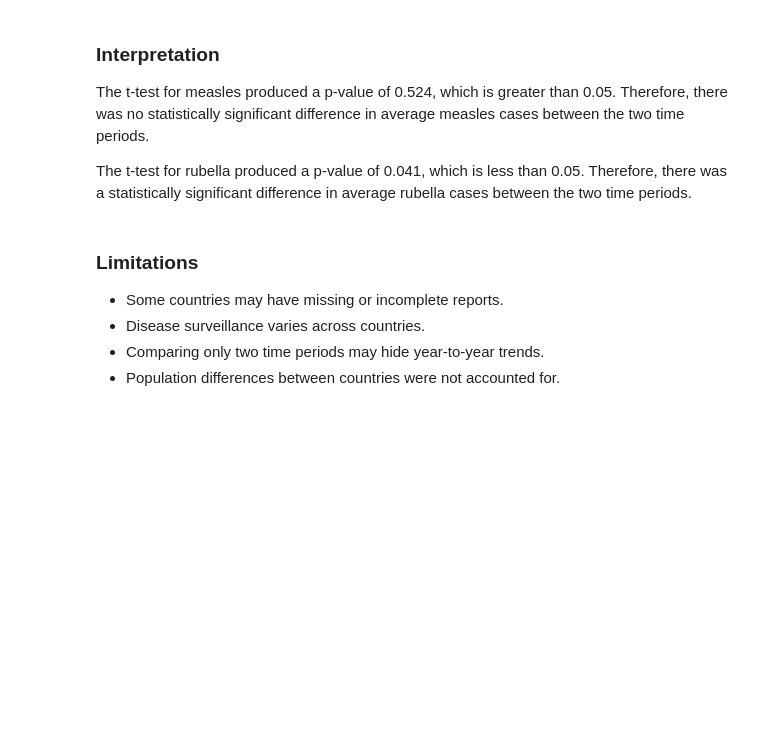
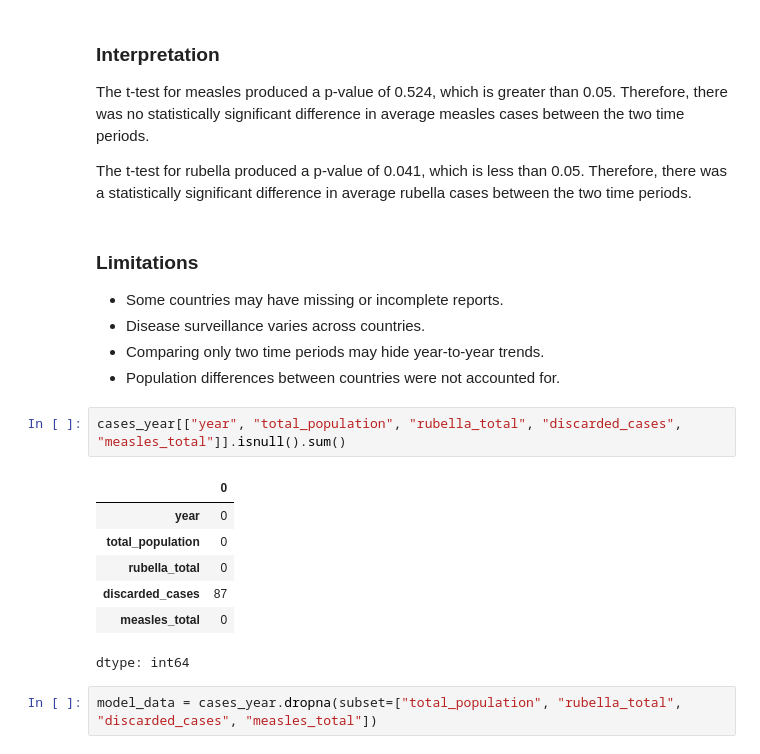
Before and after one commit to menemisan204-arch/DSRP-Measeles, a Jupyter notebook: DSRP_HealthCare_MisanMene.ipynb, the cells around one changed output. Drawn from its saved outputs; the diff is of its cells as text; blank space fills up the shorter version.

```diff
--- a/DSRP_HealthCare_MisanMene.ipynb
+++ b/DSRP_HealthCare_MisanMene.ipynb
@@ -679,3 +679,15 @@ The t-test for rubella produced a p-value of 0.041, which is less than 0.05. The
 - Disease surveillance varies across countries.
 - Comparing only two time periods may hide year-to-year trends.
 - Population differences between countries were not accounted for.
+# %%
+cases_year[["year", "total_population", "rubella_total", "discarded_cases", "measles_total"]].isnull().sum()
+# %% [output]
+|  | 0 |
+| year | 0 |
+| total_population | 0 |
+| rubella_total | 0 |
+| discarded_cases | 87 |
+| measles_total | 0 |
+dtype: int64
+# %%
+model_data = cases_year.dropna(subset=["total_population", "rubella_total", "discarded_cases", "measles_total"])
```
Also changed, not shown: parts of 7 cells of this notebook.
